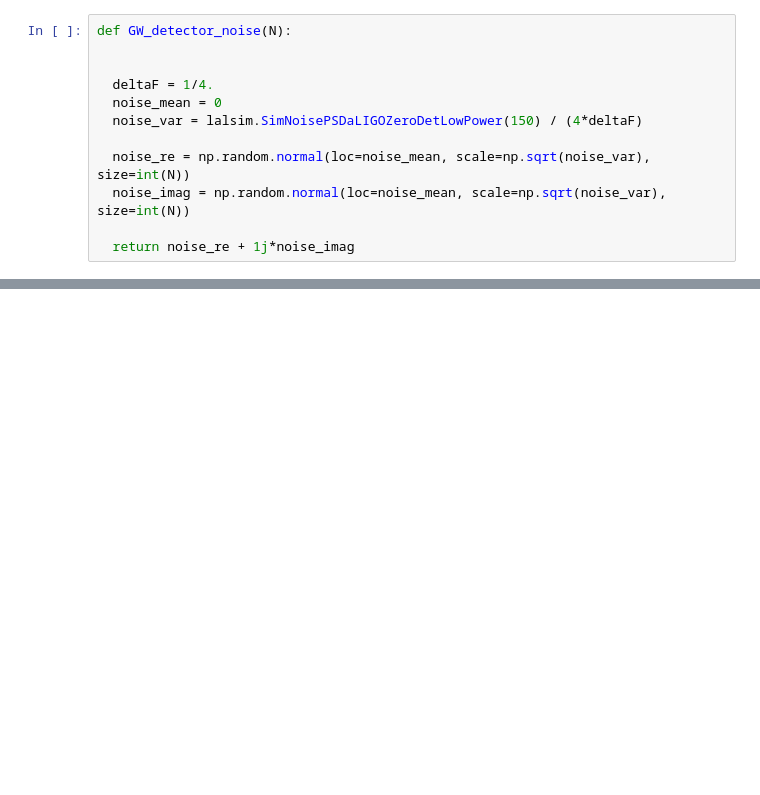
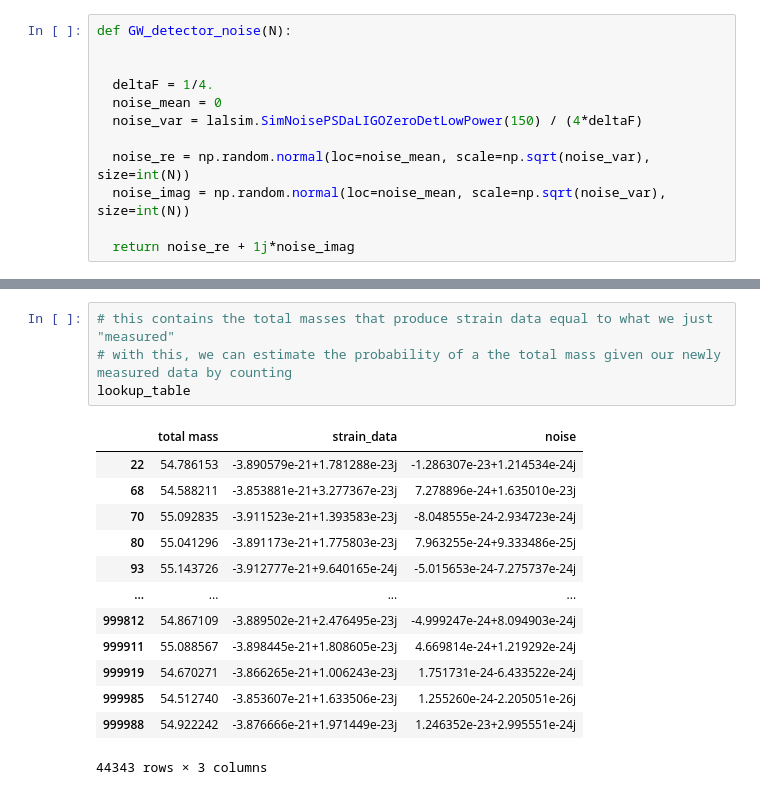
Before and after one commit to rory-smith/Lectures-on-inference-in-GW-astronomy, a Jupyter notebook: GW_data_in_a_toy_universe.ipynb, the cells around one changed output, grey strips where cells are left out. Cells and saved outputs as stored; diff of their text form; blank space fills up the shorter version.

```diff
--- a/GW_data_in_a_toy_universe.ipynb
+++ b/GW_data_in_a_toy_universe.ipynb
@@ -129,0 +148,18 @@ noise_measurements.shape
+# %%
+# this contains the total masses that produce strain data equal to what we just "measured"
+# with this, we can estimate the probability of a the total mass given our newly measured data by counting
+lookup_table
+# %% [output]
+|  | total mass | strain_data | noise |
+| 22 | 54.786153 | -3.890579e-21+1.781288e-23j | -1.286307e-23+1.214534e-24j |
+| 68 | 54.588211 | -3.853881e-21+3.277367e-23j | 7.278896e-24+1.635010e-23j |
+| 70 | 55.092835 | -3.911523e-21+1.393583e-23j | -8.048555e-24-2.934723e-24j |
+| 80 | 55.041296 | -3.891173e-21+1.775803e-23j | 7.963255e-24+9.333486e-25j |
+| 93 | 55.143726 | -3.912777e-21+9.640165e-24j | -5.015653e-24-7.275737e-24j |
+| ... | ... | ... | ... |
+| 999812 | 54.867109 | -3.889502e-21+2.476495e-23j | -4.999247e-24+8.094903e-24j |
+| 999911 | 55.088567 | -3.898445e-21+1.808605e-23j | 4.669814e-24+1.219292e-24j |
+| 999919 | 54.670271 | -3.866265e-21+1.006243e-23j | 1.751731e-24-6.433522e-24j |
+| 999985 | 54.512740 | -3.853607e-21+1.633506e-23j | 1.255260e-24-2.205051e-26j |
+| 999988 | 54.922242 | -3.876666e-21+1.971449e-23j | 1.246352e-23+2.995551e-24j |
+44343 rows × 3 columns
```
Also changed, not shown: parts of 20 cells of this notebook.
